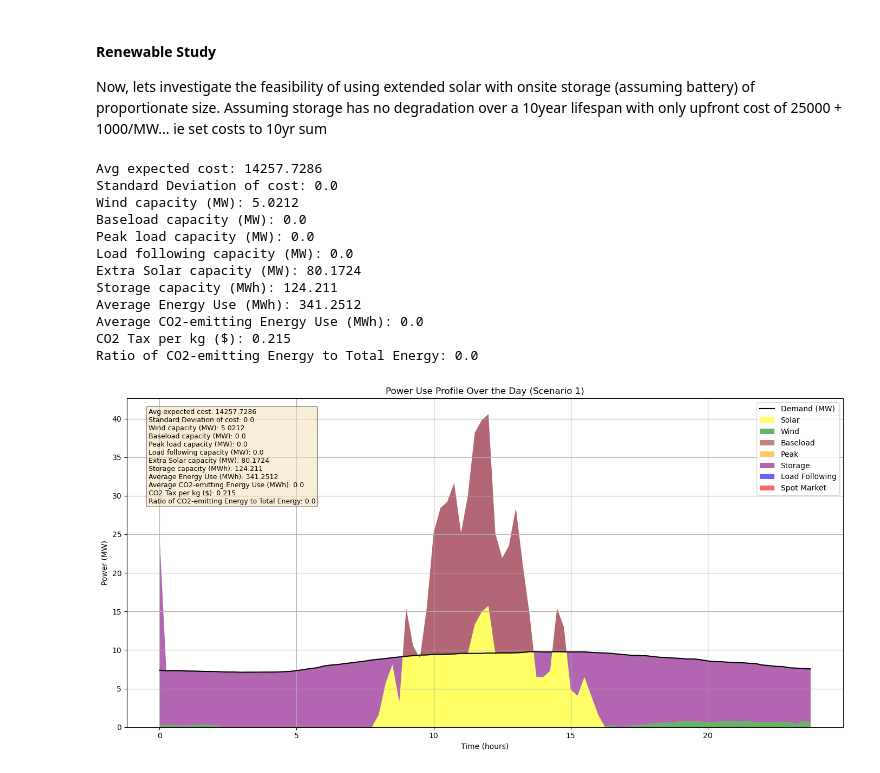
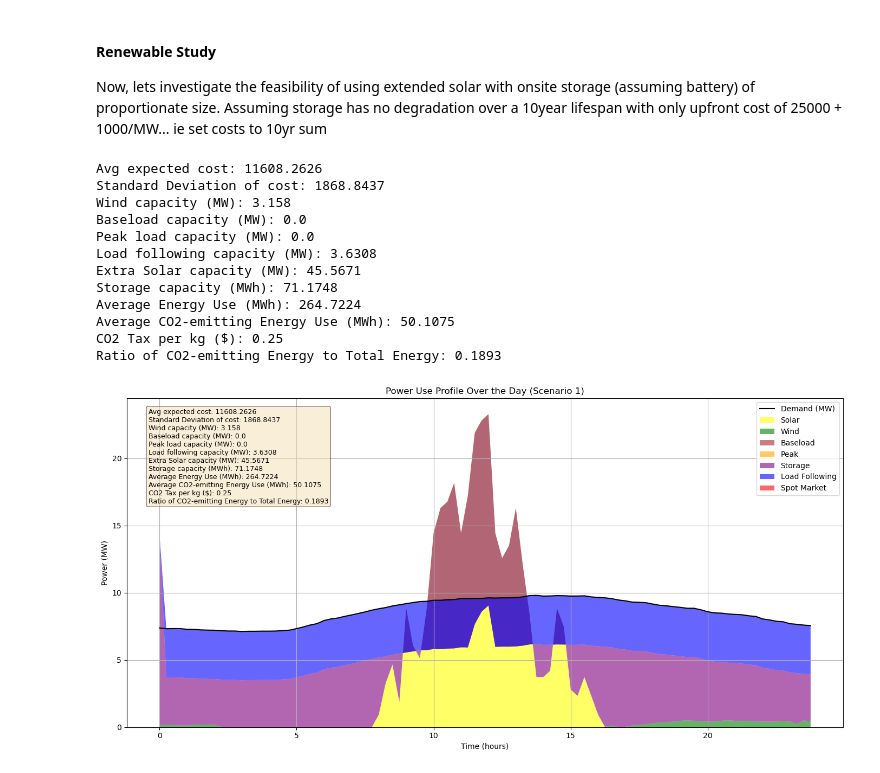
Before and after one commit to liammchugh/EnergyOpt_Project3_Group1, a Jupyter notebook: Project3.ipynb, the cells around one changed output. Drawn from its saved outputs; the diff is of its cells as text; code cells hidden in the pictures.

Commit message:
with full generator capacity

```diff
--- a/Project3.ipynb
+++ b/Project3.ipynb
@@ -258,6 +260,17 @@ wind_capacity = cp.Variable()
 baseload_capacity = cp.Variable()
 peak_capacity = cp.Variable()
 load_following_capacity = cp.Variable()
+
+# Scenario-specific real-time variables
+load_follow_gen = [None] * len(scenarios_data)
+spot_load = [None] * len(scenarios_data)
+
+# Scenario-specific real-time variables
+for i in range(len(scenarios_data)):
+    scenario = scenarios_data[i]
+    load_follow_gen[i] = cp.Variable(len(scenario), nonneg=True, name=f"load_follow_gen_{i}")
+    spot_load[i] = cp.Variable(len(scenario), nonneg=True, name=f"spot_load_{i}")
+
 
 # Constraints for shared variables
 constraints = [
@@ -312,19 +325,19 @@ for scenario in scenarios_data:
     unmet_demand = cp.pos(demand_mw - (solar_gen + wind_gen + base_gen + peak_gen))
 
     # Scenario-specific real-time variables
-    load_follow_gen = cp.Variable(len(scenario), nonneg=True, name=f"load_follow_gen_{i}")
-    spot_load = cp.Variable(len(scenario), nonneg=True, name=f"spot_load_{i}")
+    # load_follow_gen = cp.Variable(len(scenario), nonneg=True, name=f"load_follow_gen_{i}")
+    # spot_load = cp.Variable(len(scenario), nonneg=True, name=f"spot_load_{i}")
 
     # Real-time cost (load-following + spot market throughout day)
     real_time_cost = cp.sum(
-        load_follow_gen * load_following_exercise_fee +  # Load-following cost
-        spot_load * (real_time_price + service_fee)  # Spot market cost
+        load_follow_gen[i] * load_following_exercise_fee +  # Load-following cost
+        spot_load[i] * (real_time_price + service_fee)  # Spot market cost
     ) * 0.25
 
     # Real-time constraints for this scenario
     scenario_constraints = [
-        load_follow_gen <= load_following_capacity,
-        load_follow_gen + spot_load >= unmet_demand
+        load_follow_gen[i] <= load_following_capacity,
+        load_follow_gen[i] + spot_load[i] >= unmet_demand
     ]
     constraints.extend(scenario_constraints)
 
@@ -357,11 +370,10 @@ M = scenario_costs_expr - alpha
 postM = cp.pos(M)
 # M = cp.Variable(len(scenarios_data), nonneg=True)  # Excess losses for each scenario
 # beta = 0.8  # CVaR confidence level (focusing on worst 20% of scenarios)
-# CVaR_loss = cp.max(scenario_costs_expr)
-
+CVaR_loss = cp.max(scenario_costs_expr)
 
 # Calculate CVaR objective with proper weighting
-CVaR_loss = alpha + (1/(len(scenarios_data)*(1-beta))) * cp.sum(postM)
+# CVaR_loss = alpha + (1/(len(scenarios_data)*(1-beta))) * cp.sum(postM)
 
 # Define two separate objectives for our two optimization problems
 objective_expected = cp.Minimize(avg_cost)  # Original expected value minimization
@@ -393,9 +405,8 @@ problem_CVaR.solve(solver=cp.GUROBI)
 # print(len(M))
 
 # Output results with both solutions
-if problem_expected.status == cp.OPTIMAL and problem_CVaR.status == cp.OPTIMAL:
+if problem_CVaR.status == cp.OPTIMAL:
     output =  {
-            "CVaR Results": {
                 "CVaR value": safe_round(problem_CVaR.value),
                 "stdev of cost": safe_round(cost_sigma.value),
                 "VaR threshold": safe_round(alpha.value),
@@ -403,8 +414,12 @@ if problem_expected.status == cp.OPTIMAL and problem_CVaR.status == cp.OPTIMAL:
                 "Baseload capacity (MW)": safe_round(baseload_capacity.value),
                 "Peak load capacity (MW)": safe_round(peak_capacity.value),
                 "Load following capacity (MW)": safe_round(load_following_capacity.value)
-            }}
+            }
 
-output
+for key, value in output.items():
+    print(f"{key}: {value}")
+solar_gen = solar_gen.value
+
+plot_power_use_profile(mode=1, sc_choice=4, output=output)
 # %% [output]
 Solving CVaR minimization...
@@ -426,7 +452,7 @@ service_fee = 5
 
 # CO2 Cost Premium
 MWh_to_kgCO2 = 185  # US avg kg CO2 per MWh https://www.eia.gov/tools/faqs/faq.php?id=74&t=11
-co2_cost_perkg = 0.215 # cost per kg CO2 generation
+co2_cost_perkg = 0.25 # cost per kg CO2 generation
 
 # Solar cost parameters NEEDS WORK
 solar_fixed_cost = 0  # Upfront cost
@@ -446,7 +472,7 @@ storage_cd_rate = cp.Parameter(nonneg=True)  # Charge/discharge rate NEEDS WORK
 storage_cd_rate = 0.20*storage_capacity # 15% of storage capacity, in MW (assuming 8hr charge/discharge time)
 
 max_wind_capacity = 20
-max_generator_capacity = 0
+max_generator_capacity = 10
 
 # Decision variables (shared across scenarios)
 wind_capacity = cp.Variable(nonneg=True)
@@ -602,41 +628,41 @@ objective = cp.Minimize(avg_cost)
 problem = cp.Problem(objective, constraints)
 problem.solve(solver=cp.GUROBI, OptimalityTol=1e-9)
 
 # Output results
 if problem.status == cp.OPTIMAL:
     output = {
         "Avg expected cost": round(problem.value, 4),
         # "Real-time cost average": round(rt_avg.value, 4),
         "Standard Deviation of cost": round(cost_sigma.value.item(), 4),
         "Wind capacity (MW)": round(wind_capacity.value.item(), 4),
         "Baseload capacity (MW)": round(baseload_capacity.value.item(), 4),
         "Peak load capacity (MW)": round(peak_capacity.value.item(), 4),
         "Load following capacity (MW)": round(load_following_capacity.value.item(), 4),
         "Extra Solar capacity (MW)": round(solar_capacity.value.item(), 4),
         "Storage capacity (MWh)": round(storage_capacity.value.item(), 4),
         "Average Energy Use (MWh)": round(avg_Energy.value, 4),
         "Average CO2-emitting Energy Use (MWh)": round(avg_MWh_CO2.value, 4),
         "CO2 Tax per kg ($)": round(co2_cost_perkg, 4),
         "Ratio of CO2-emitting Energy to Total Energy": round(avg_MWh_CO2.value/avg_Energy.value, 4)
     }
 else:
     output = {"error": problem.status}
 
 for key, value in output.items():
     print(f"{key}: {value}")
 
 plot_power_use_profile(mode=2, sc_choice=0, output=output)
 # %% [output]
-Avg expected cost: 14257.7286
-Standard Deviation of cost: 0.0
-Wind capacity (MW): 5.0212
+Avg expected cost: 11608.2626
+Standard Deviation of cost: 1868.8437
+Wind capacity (MW): 3.158
 Baseload capacity (MW): 0.0
 Peak load capacity (MW): 0.0
-Load following capacity (MW): 0.0
-Extra Solar capacity (MW): 80.1724
-Storage capacity (MWh): 124.211
-Average Energy Use (MWh): 341.2512
-Average CO2-emitting Energy Use (MWh): 0.0
-CO2 Tax per kg ($): 0.215
-Ratio of CO2-emitting Energy to Total Energy: 0.0
+Load following capacity (MW): 3.6308
+Extra Solar capacity (MW): 45.5671
+Storage capacity (MWh): 71.1748
+Average Energy Use (MWh): 264.7224
+Average CO2-emitting Energy Use (MWh): 50.1075
+CO2 Tax per kg ($): 0.25
+Ratio of CO2-emitting Energy to Total Energy: 0.1893
-[figure, old version]
+[figure, new version]
```
Also changed, not shown: parts of 3 cells of this notebook, 1 other file.
